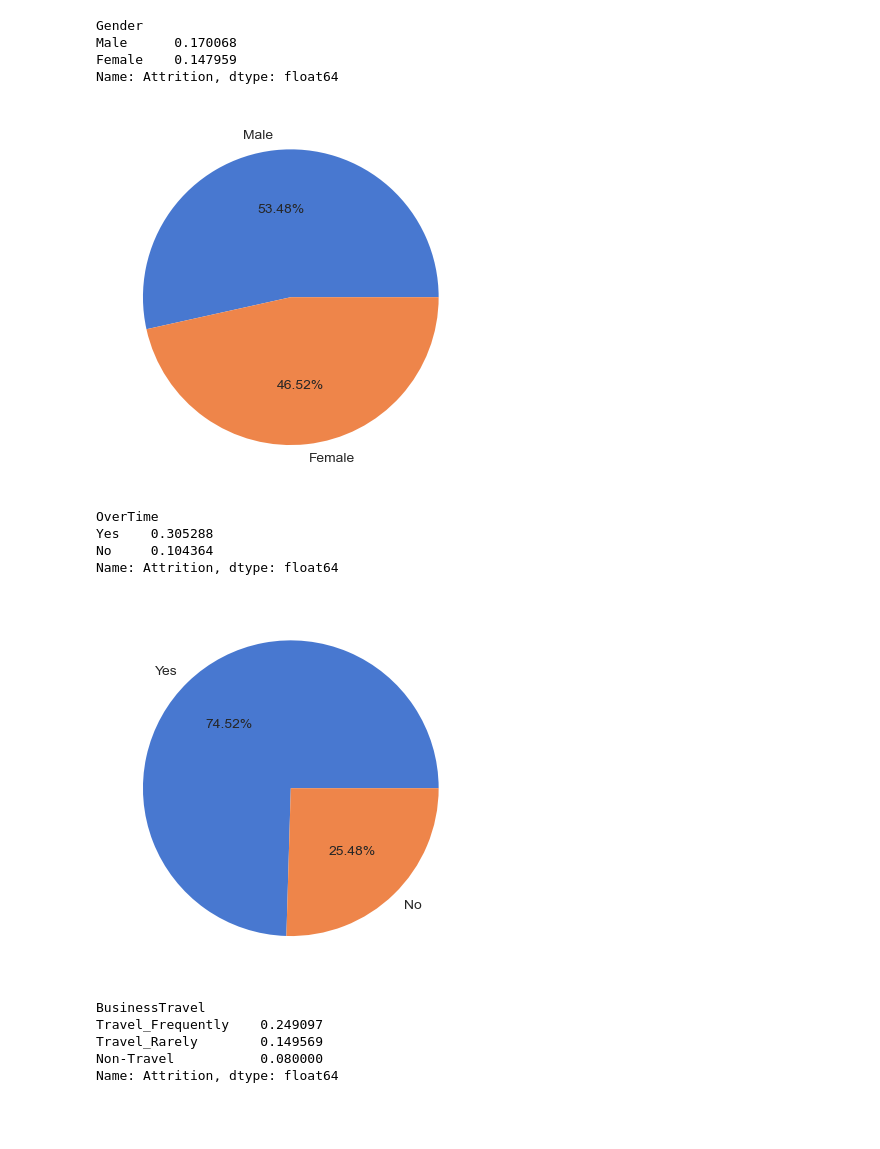
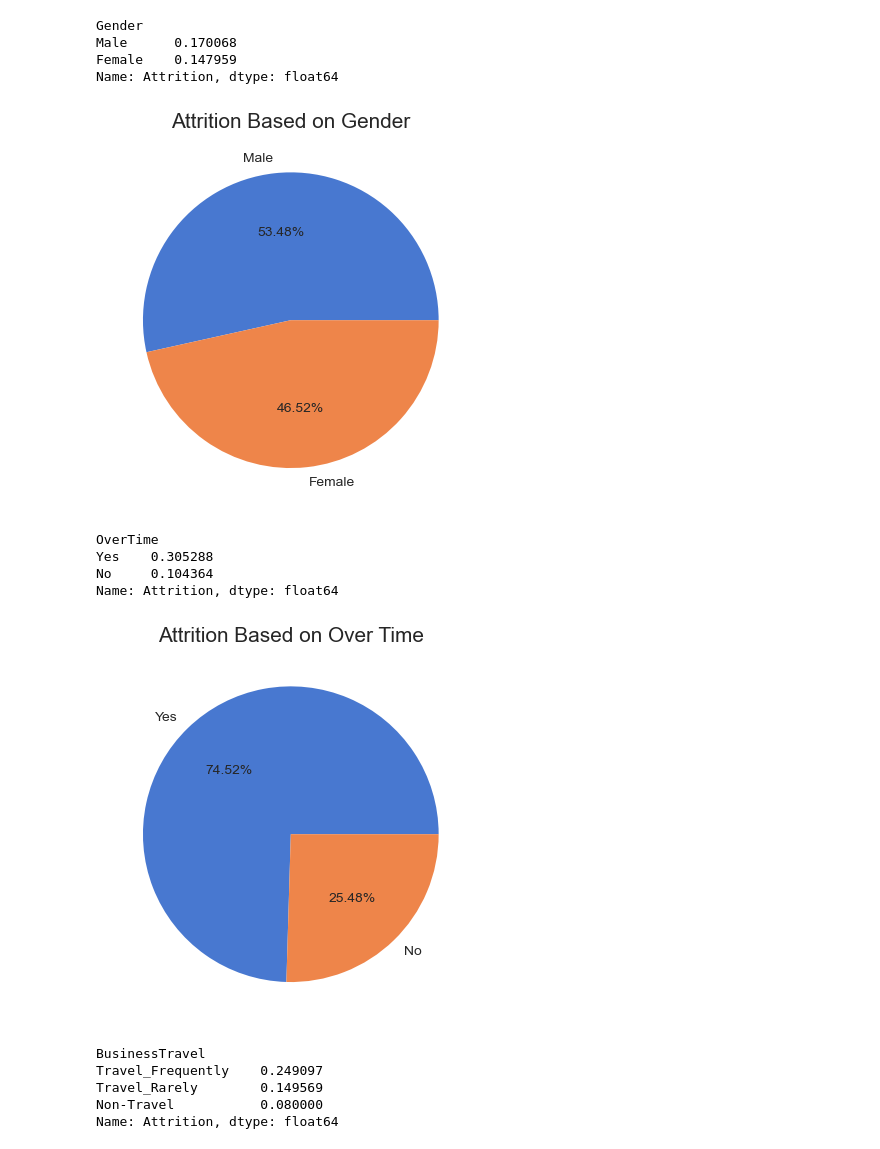
Before and after one commit to marcpalumbo/Great_Resignation_Analysis, a Jupyter notebook: Attrition_Visualization.ipynb, the cells around one changed output. Cells and saved outputs as stored; diff of their text form; code cells hidden in the pictures; blank space fills up the shorter version.

Commit message:
upload pie charts.

```diff
--- a/Attrition_Visualization.ipynb
+++ b/Attrition_Visualization.ipynb
@@ -121,11 +121,12 @@ Name: Attrition, dtype: float64
 # %%
 #Males are more likely to experience attrition in comparison to females
 exp_val=[0.170068,0.147959]
 exp_label=['Male','Female']
 palette_color = sns.color_palette('muted')
+plt.title('Attrition Based on Gender', fontsize=15)
 plt.pie(exp_val,labels=exp_label,radius=1,colors=palette_color,autopct='%0.2f%%');
 # %% [output]
-[figure, old version]
+[figure, new version]
 # %%
 # Attrition Pie Chart by Overtime
 df.groupby('OverTime')['Attrition'].agg(np.mean).sort_values(ascending=False)
@@ -139,9 +140,10 @@ Name: Attrition, dtype: float64
 exp_val=[0.305288,0.104364]
 exp_label=['Yes','No']
 palette_color = sns.color_palette('muted')
+plt.title('Attrition Based on Over Time', fontsize=15)
 plt.pie(exp_val,labels=exp_label,radius=1,colors=palette_color,autopct='%0.2f%%');
 # %% [output]
-[figure, old version]
+[figure, new version]
 # %%
 # Attrition Pie Chart by Travel Frequency
 df.groupby('BusinessTravel')['Attrition'].agg(np.mean).sort_values(ascending=False)
```
Also changed, not shown: parts of 2 cells of this notebook, 5 other files.
